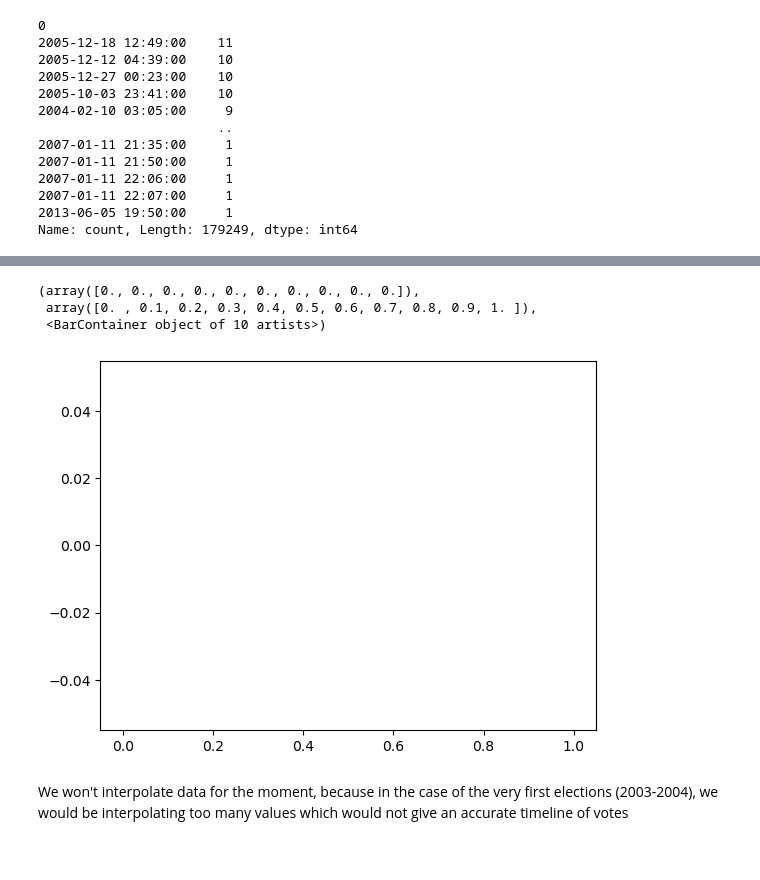
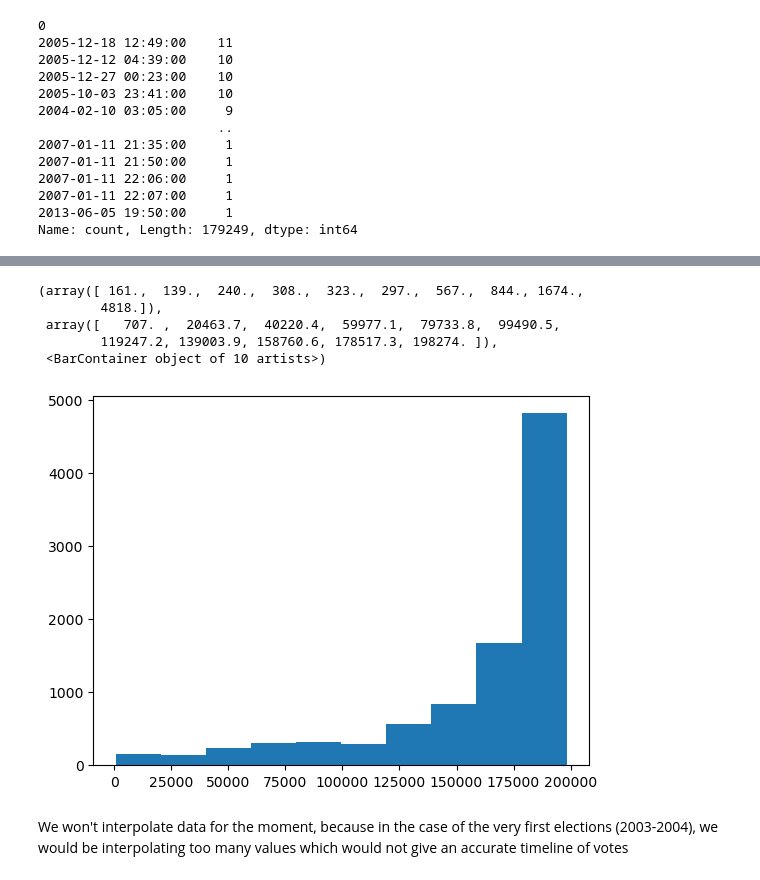
Before and after one commit to epfl-ada/ada-2024-project-ackthuallydeadalready, a Jupyter notebook: EDA.ipynb, the cells around one changed output, grey strips where cells are left out. Saved outputs shown, nothing was run; the diff lists cells and outputs as text; code cells hidden in the pictures.

```diff
--- a/EDA.ipynb
+++ b/EDA.ipynb
@@ -156,10 +162,12 @@ Index([], dtype='int64')
 # %%
-plt.hist(dates[dates[0]==False].index)
+plt.hist(dates[dates[0].isnull()==True].index)
 # %% [output]
-(array([0., 0., 0., 0., 0., 0., 0., 0., 0., 0.]),
- array([0. , 0.1, 0.2, 0.3, 0.4, 0.5, 0.6, 0.7, 0.8, 0.9, 1. ]),
+(array([ 161.,  139.,  240.,  308.,  323.,  297.,  567.,  844., 1674.,
+        4818.]),
+ array([   707. ,  20463.7,  40220.4,  59977.1,  79733.8,  99490.5,
+        119247.2, 139003.9, 158760.6, 178517.3, 198274. ]),
  <BarContainer object of 10 artists>)
-[figure, old version]
+[figure, new version]
 # %% [markdown]
 We won't interpolate data for the moment, because in the case of the very first elections (2003-2004), we would be interpolating too many values which would not give an accurate timeline of votes
 # %% [markdown]
```
Also changed, not shown: parts of 43 cells of this notebook.
